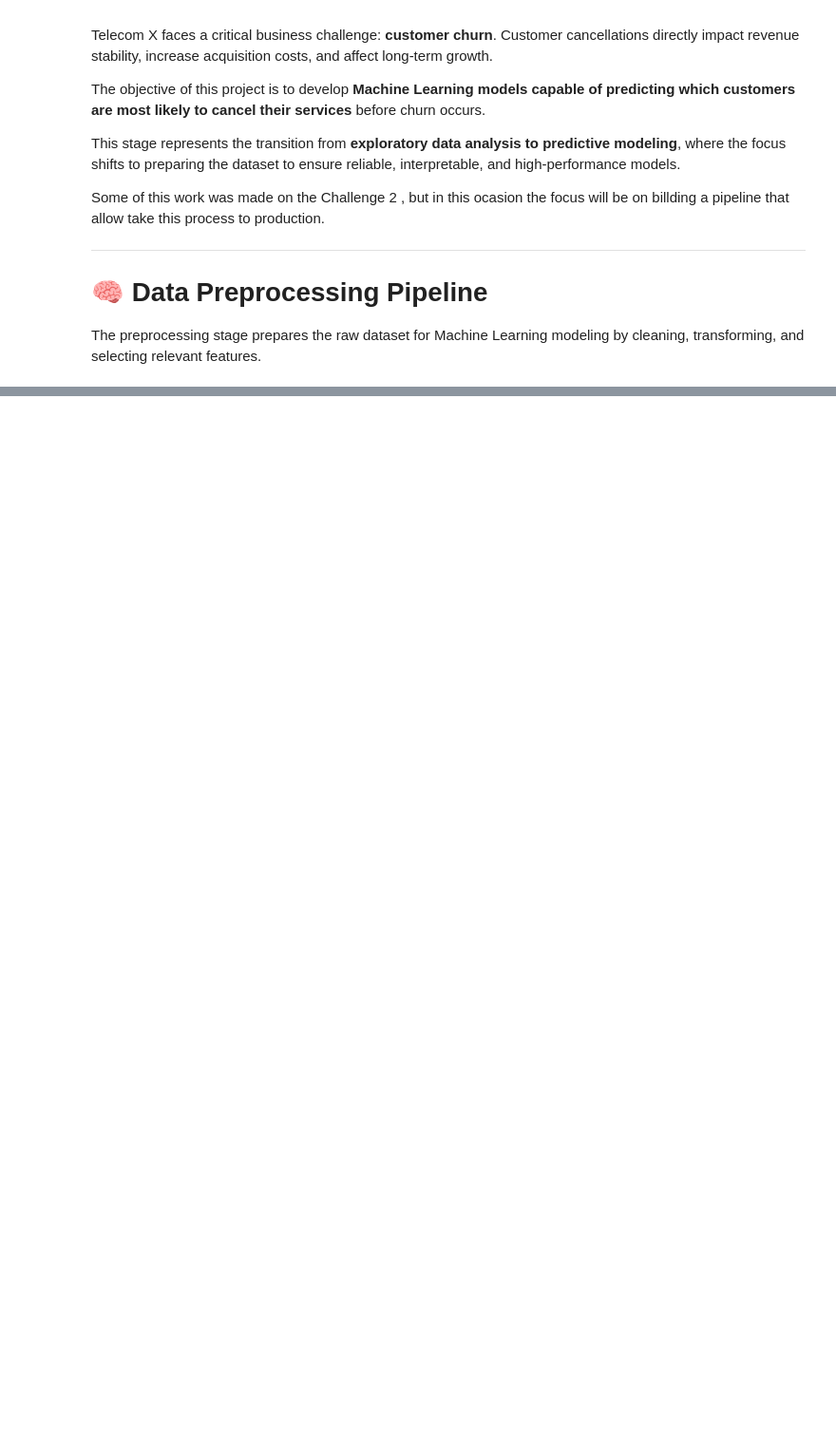
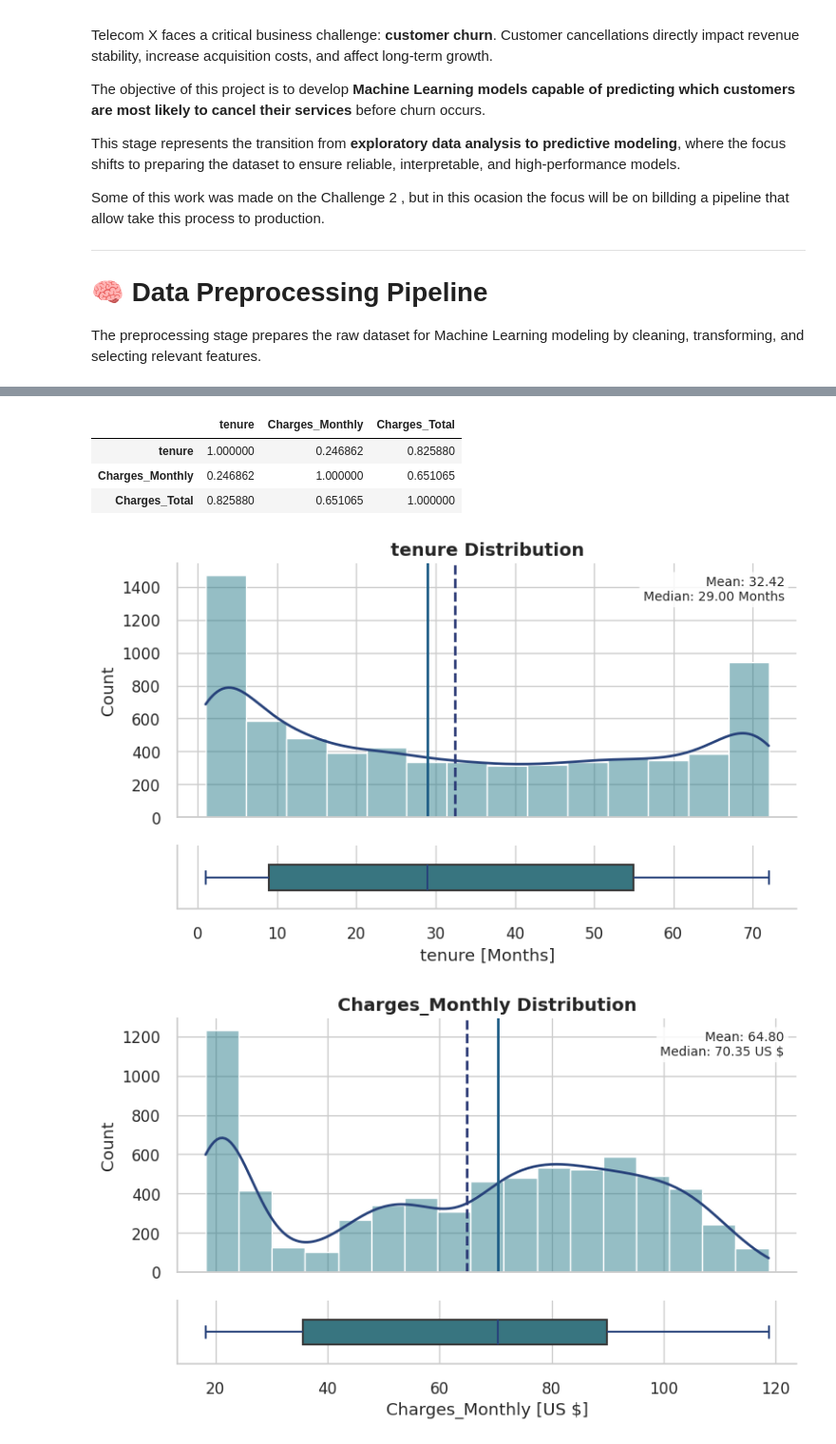
Before and after one commit to JCSR2022/challenge3-data-science-Alura, a Jupyter notebook: data/Data_Preprocessing_Stage.ipynb, the cells around one changed output, grey strips where cells are left out. Shown at 95% size. Drawn from its saved outputs; the diff is of its cells as text; code cells hidden in the pictures; blank space fills up the shorter version.

```diff
--- a/data/Data_Preprocessing_Stage.ipynb
+++ b/data/Data_Preprocessing_Stage.ipynb
@@ -182,0 +333,3 @@ Test shape: (1407, 26)
+# %%
+my_binary_mapper = BinaryMapper()
+X_trans = my_binary_mapper.fit_transform(X)
@@ -182,0 +350,14 @@ Test shape: (1407, 26)
+# %%
+X_trans[numeric_features].corr()
+# %% [output]
+|  | tenure | Charges_Monthly | Charges_Total |
+| tenure | 1.000000 | 0.246862 | 0.825880 |
+| Charges_Monthly | 0.246862 | 1.000000 | 0.651065 |
+| Charges_Total | 0.825880 | 0.651065 | 1.000000 |
+# %%
+features_units = {'tenure':'Months', 'Charges_Monthly':'US $', 'Charges_Total':'US $'}
+for col in numeric_features:
+  distribution_plot(X_trans[[col]], col, f'{col} Distribution', x_unit=features_units[col]).show()
+# %% [output]
+[figure, added]
+[figure, added]
```
Also changed, not shown: parts of 17 cells of this notebook.
